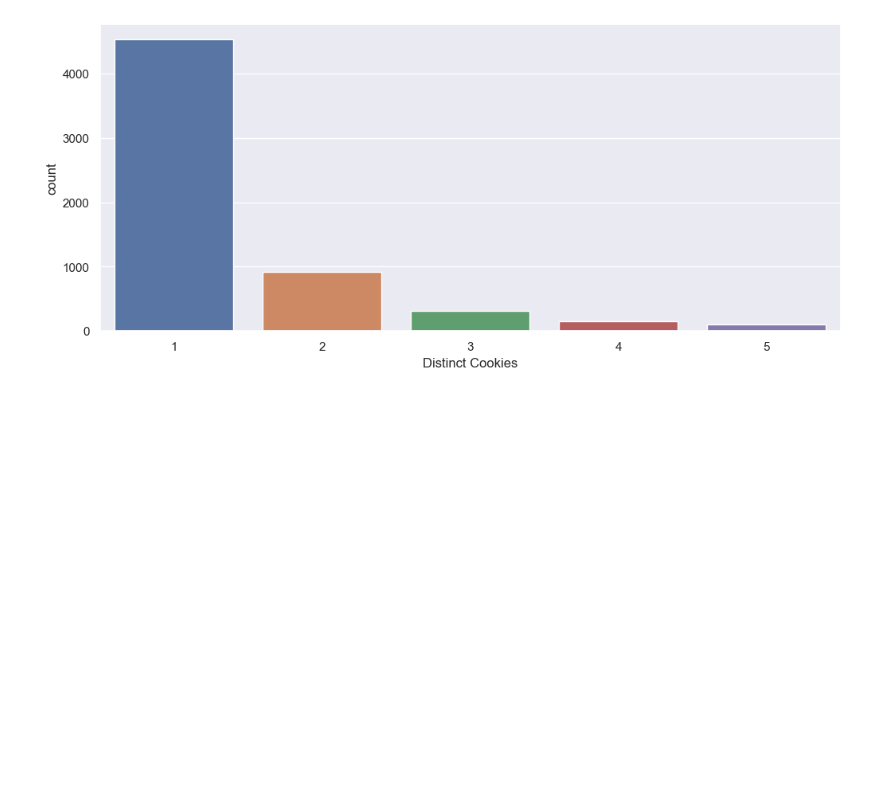
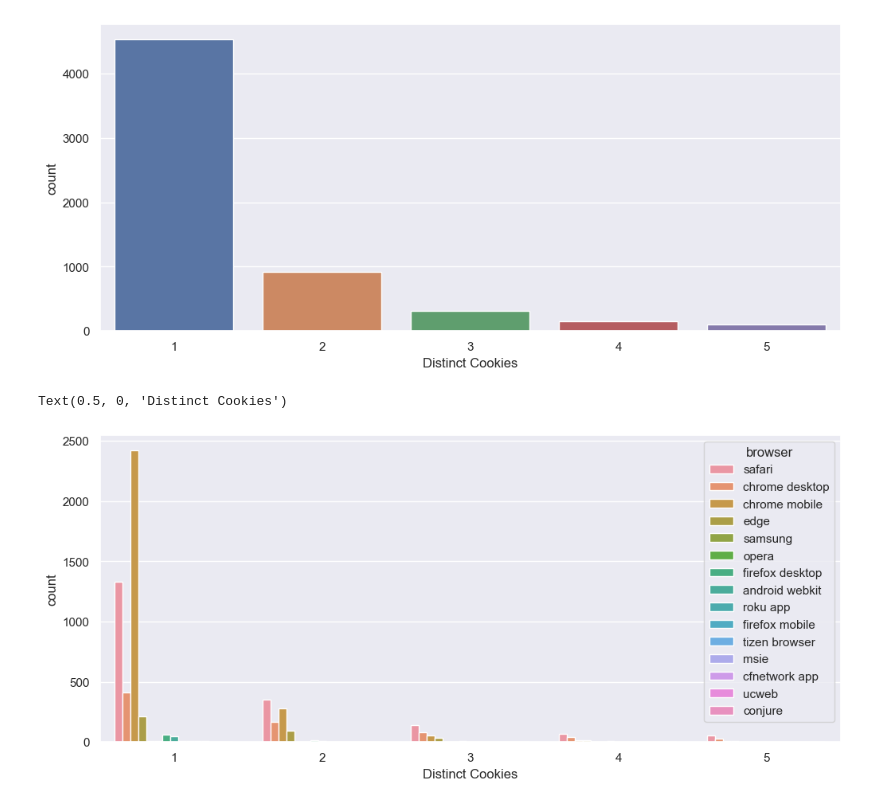
Before and after one commit to menisadi/merged, a Jupyter notebook: Tuples Statistics.ipynb, the cells around one changed output. Cells and saved outputs as stored; diff of their text form; code cells hidden in the pictures; blank space fills up the shorter version.

```diff
--- a/Tuples Statistics.ipynb
+++ b/Tuples Statistics.ipynb
@@ -125,3 +125,16 @@ plt.xlabel("Distinct Cookies")
 # %% [output]
 Text(0.5, 0, 'Distinct Cookies')
 [figure]
+# %%
+browsers_data = pd.DataFrame()
+for b in data['browser'].unique():
+    unique_b = data[data['browser']==b].groupby('constans')['iiqid'].nunique()
+    unique_df = pd.DataFrame(unique_b)
+    unique_df['browser'] = b
+    browsers_data = pd.concat([browsers_data, unique_df])
+# %%
+sns.countplot(data=browsers_data[browsers_data['iiqid'] < 6], x='iiqid', hue='browser')
+plt.xlabel("Distinct Cookies")
+# %% [output]
+Text(0.5, 0, 'Distinct Cookies')
+[figure, added]
```
Also changed, not shown: parts of 4 cells of this notebook, 1 other file.
